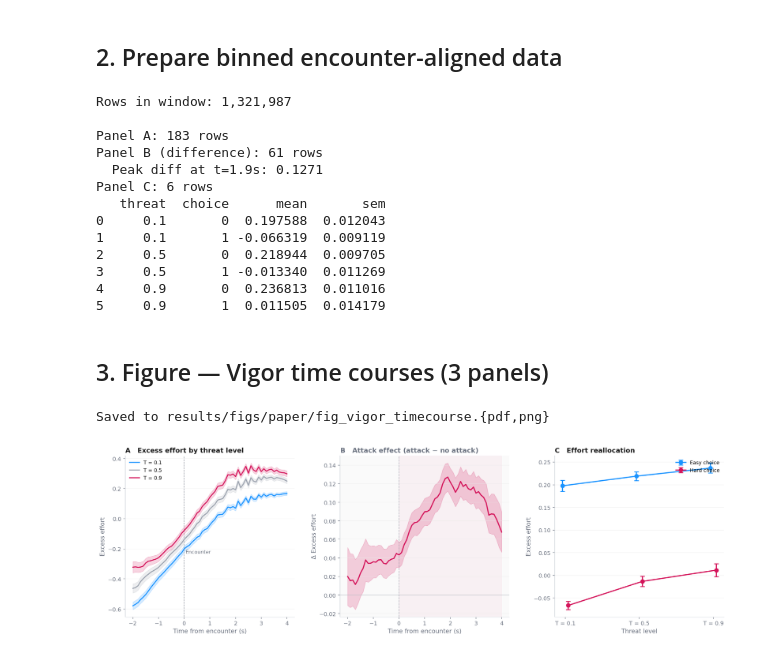
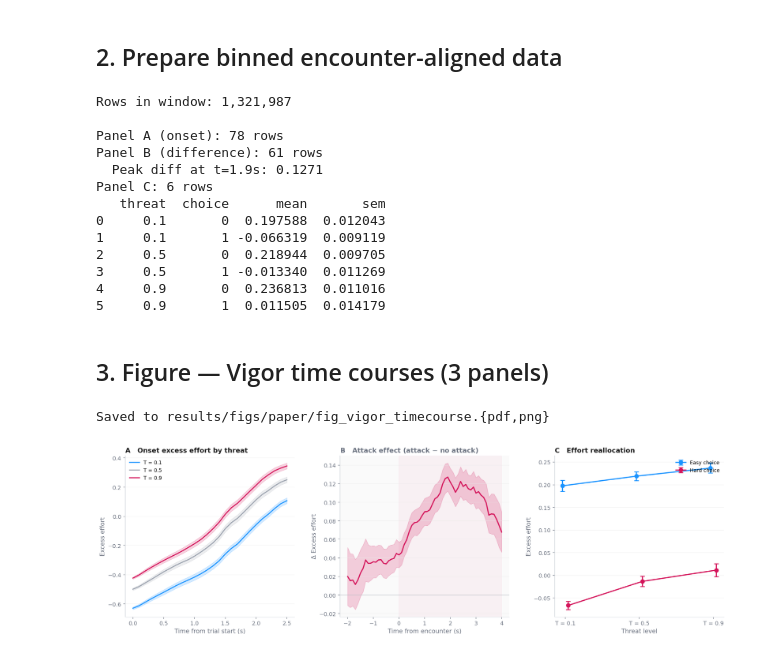
Before and after one commit to nssokada/EffortForagingUnderThreat, a Jupyter notebook: notebooks/06_paper_pipeline/11_vigor_timecourse.ipynb, the cells around one changed output. Drawn from its saved outputs; the diff is of its cells as text; code cells hidden in the pictures.

Commit message:
Panel A: onset period, remove stray encounter label
Co-Authored-By: Claude Opus 4.6 (1M context) <noreply@anthropic.com>

```diff
--- a/notebooks/06_paper_pipeline/11_vigor_timecourse.ipynb
+++ b/notebooks/06_paper_pipeline/11_vigor_timecourse.ipynb
@@ -64,21 +64,25 @@ ts_win['t_bin'] = ts_win['t_bin'].round(2)
 
 print(f"Rows in window: {len(ts_win):,}")
 
-# ── Panel A data: EXCESS effort by threat level ──────────────────────────
-subj_threat_bin = (
-    ts_win
+# ── Panel A data: ONSET period excess effort by threat (trial-start aligned) ──
+ts_onset = ts[(ts['t'] >= 0) & (ts['t'] <= 2.5)].copy()
+ts_onset['t_bin'] = (ts_onset['t'] / BIN_SIZE).round() * BIN_SIZE
+ts_onset['t_bin'] = ts_onset['t_bin'].round(2)
+
+subj_onset = (
+    ts_onset
     .groupby(['subj', 'threat', 't_bin'])['excess']
     .mean()
     .reset_index()
 )
 
 panel_a = (
-    subj_threat_bin
+    subj_onset
     .groupby(['threat', 't_bin'])['excess']
     .agg(['mean', 'sem'])
     .reset_index()
 )
-print(f"\nPanel A: {len(panel_a)} rows")
+print(f"\nPanel A (onset): {len(panel_a)} rows")
 
 # ── Panel B data: Attack − Non-attack DIFFERENCE in excess effort ────────
 subj_atk_bin = (
@@ -117,7 +121,7 @@ print(panel_c)
 # %% [output]
 Rows in window: 1,321,987
 
-Panel A: 183 rows
+Panel A (onset): 78 rows
 Panel B (difference): 61 rows
   Peak diff at t=1.9s: 0.1271
 Panel C: 6 rows
@@ -151,20 +155,17 @@ for threat_val in [0.1, 0.5, 0.9]:
                     d['mean'] + d['sem'],
                     color=THREAT_COLORS[threat_val], alpha=0.18, zorder=2)
 
-ax.axvline(0, color=Colors.INK, linestyle='--', linewidth=0.9, alpha=0.7, zorder=1)
-ax.text(0.05, ax.get_ylim()[1] if ax.get_ylim()[1] != 1 else 0.78,
-        'Encounter', fontsize=9, color=Colors.INK, ha='left', va='top',
-        transform=ax.get_xaxis_transform())
+# Panel A: onset-aligned, no encounter line needed
 ax.legend(fontsize=9, frameon=False, loc='upper left')
-ax.set_title('A   Excess effort by threat level', fontsize=12, fontweight='bold',
+ax.set_title('A   Onset excess effort by threat', fontsize=12, fontweight='bold',
              color=Colors.DARK_GREY, loc='left')
 style_axis(ax, ylabel='Excess effort',
-           xlabel='Time from encounter (s)')
+           xlabel='Time from trial start (s)')
 
 # ── Panel B: Attack effect (difference) ───────────────────────────────
 ax = axes[1]
 ax.set_facecolor('#fafafa')
-ax.axvline(0, color='#9ca3af', ls='--', lw=1, alpha=0.7)
+# onset: no encounter line
 ax.axhline(0, color='#9ca3af', ls='-', lw=0.8, alpha=0.5)
 
 pb = panel_b.sort_values('t_bin')
@@ -187,31 +188,31 @@ threat_levels = [0.1, 0.5, 0.9]
 x_pos = np.arange(len(threat_levels))
 
 for ch_val in [0, 1]:
     d = panel_c[panel_c['choice'] == ch_val].sort_values('threat')
     ax.errorbar(x_pos + (ch_val - 0.5) * 0.08,  # slight offset for visibility
                 d['mean'].values, yerr=d['sem'].values,
                 color=choice_colors[ch_val], marker='o', markersize=7,
                 linewidth=2, capsize=4, capthick=1.5,
                 label=choice_labels[ch_val], zorder=3)
 
 ax.set_xticks(x_pos)
 ax.set_xticklabels(['T = 0.1', 'T = 0.5', 'T = 0.9'])
 ax.legend(fontsize=9, frameon=False, loc='upper right')
 ax.set_title('C   Effort reallocation', fontsize=12, fontweight='bold',
              color=Colors.DARK_GREY, loc='left')
 style_axis(ax, ylabel='Excess effort', xlabel='Threat level')
 
 # ── Layout and save ──────────────────────────────────────────────────────
 fig.tight_layout(w_pad=3.0)
 
 import os
 os.makedirs('/workspace/results/figs/paper', exist_ok=True)
 fig.savefig('/workspace/results/figs/paper/fig_vigor_timecourse.pdf',
             bbox_inches='tight', dpi=300)
 fig.savefig('/workspace/results/figs/paper/fig_vigor_timecourse.png',
             bbox_inches='tight', dpi=300)
 print("Saved to results/figs/paper/fig_vigor_timecourse.{pdf,png}")
 plt.show()
 # %% [output]
 Saved to results/figs/paper/fig_vigor_timecourse.{pdf,png}
-[figure, old version]
+[figure, new version]
```
Also changed, not shown: 2 other files.
